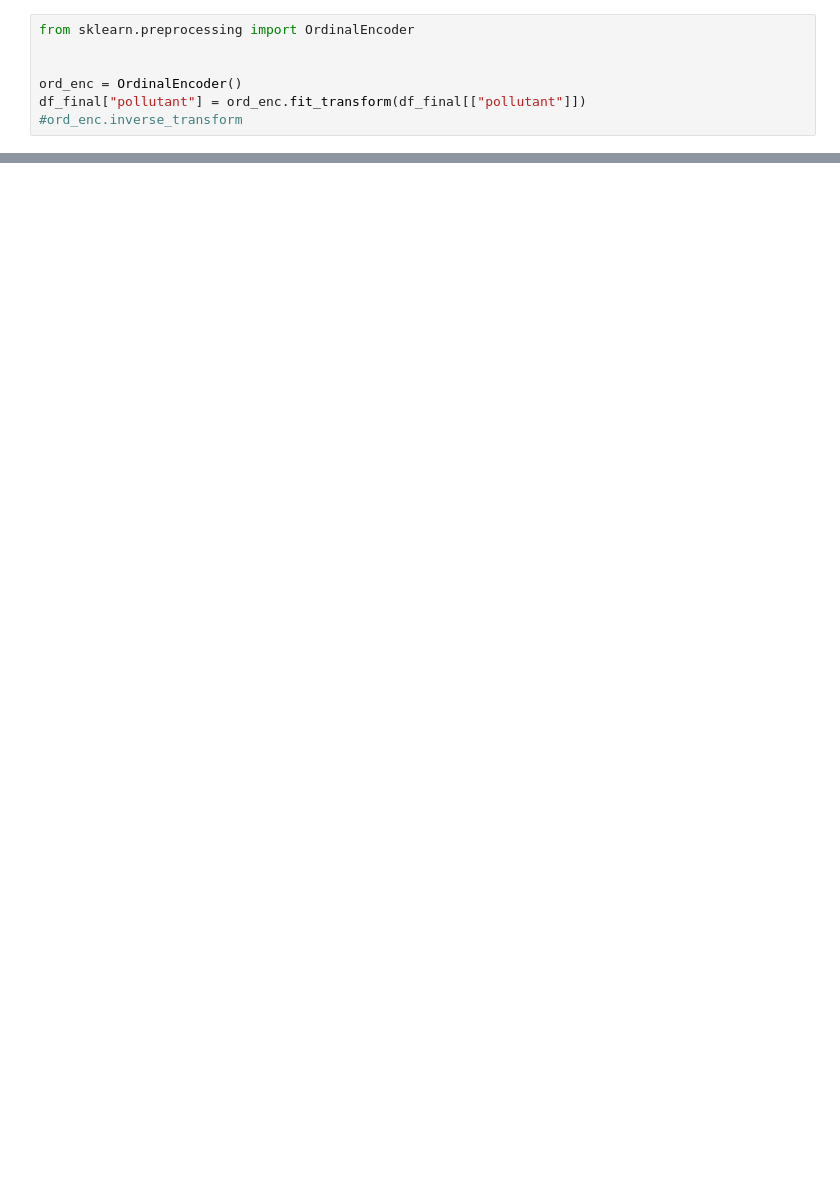
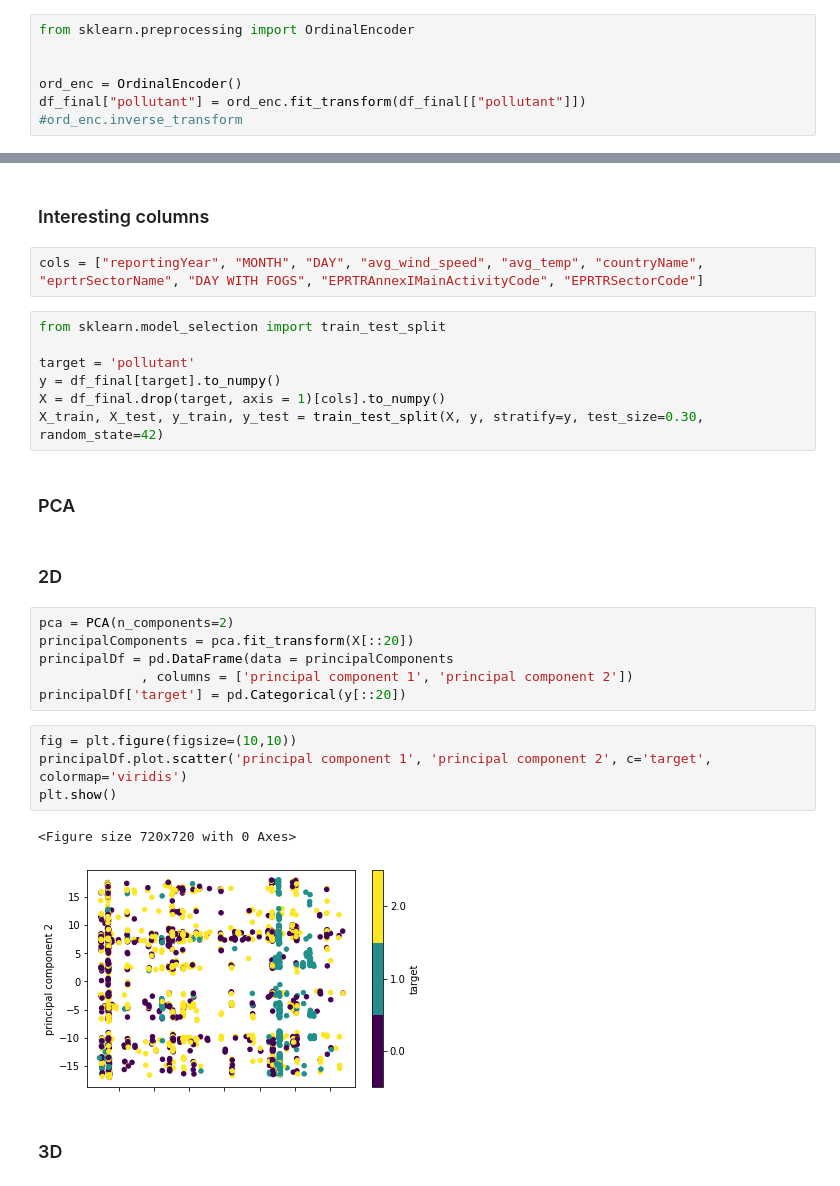
Before and after one commit to pgraciae/SchniderHack, a Jupyter notebook: main.ipynb, the cells around one changed output, grey strips where cells are left out. Cells and saved outputs as stored; diff of their text form; blank space fills up the shorter version.

```diff
--- a/main.ipynb
+++ b/main.ipynb
@@ -175,0 +378,30 @@ xgb.fit()
+# %% [markdown]
+### Interesting columns
+# %%
+cols = ["reportingYear", "MONTH", "DAY", "avg_wind_speed", "avg_temp", "countryName", "eprtrSectorName", "DAY WITH FOGS", "EPRTRAnnexIMainActivityCode", "EPRTRSectorCode"]
+# %%
+from sklearn.model_selection import train_test_split
+
+target = 'pollutant'
+y = df_final[target].to_numpy()
+X = df_final.drop(target, axis = 1)[cols].to_numpy()
+X_train, X_test, y_train, y_test = train_test_split(X, y, stratify=y, test_size=0.30, random_state=42)
+# %% [markdown]
+### PCA
+# %% [markdown]
+### 2D
+# %%
+pca = PCA(n_components=2)
+principalComponents = pca.fit_transform(X[::20])
+principalDf = pd.DataFrame(data = principalComponents
+             , columns = ['principal component 1', 'principal component 2'])
+principalDf['target'] = pd.Categorical(y[::20])
+# %%
+fig = plt.figure(figsize=(10,10))
+principalDf.plot.scatter('principal component 1', 'principal component 2', c='target', colormap='viridis')
+plt.show()
+# %% [output]
+<Figure size 720x720 with 0 Axes>
+[figure, added]
+# %% [markdown]
+### 3D
```
Also changed, not shown: parts of 130 cells of this notebook, 2 other files.
